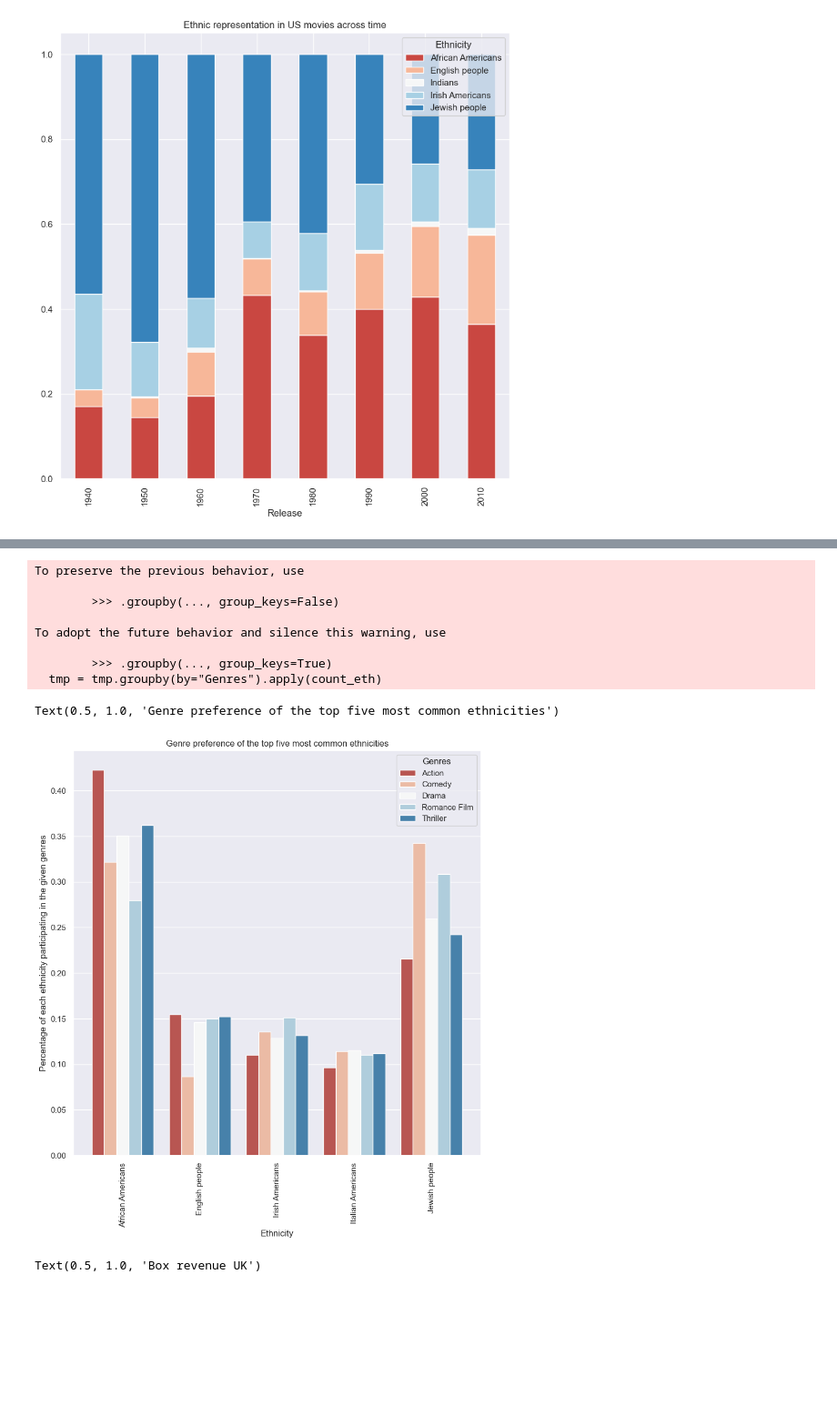
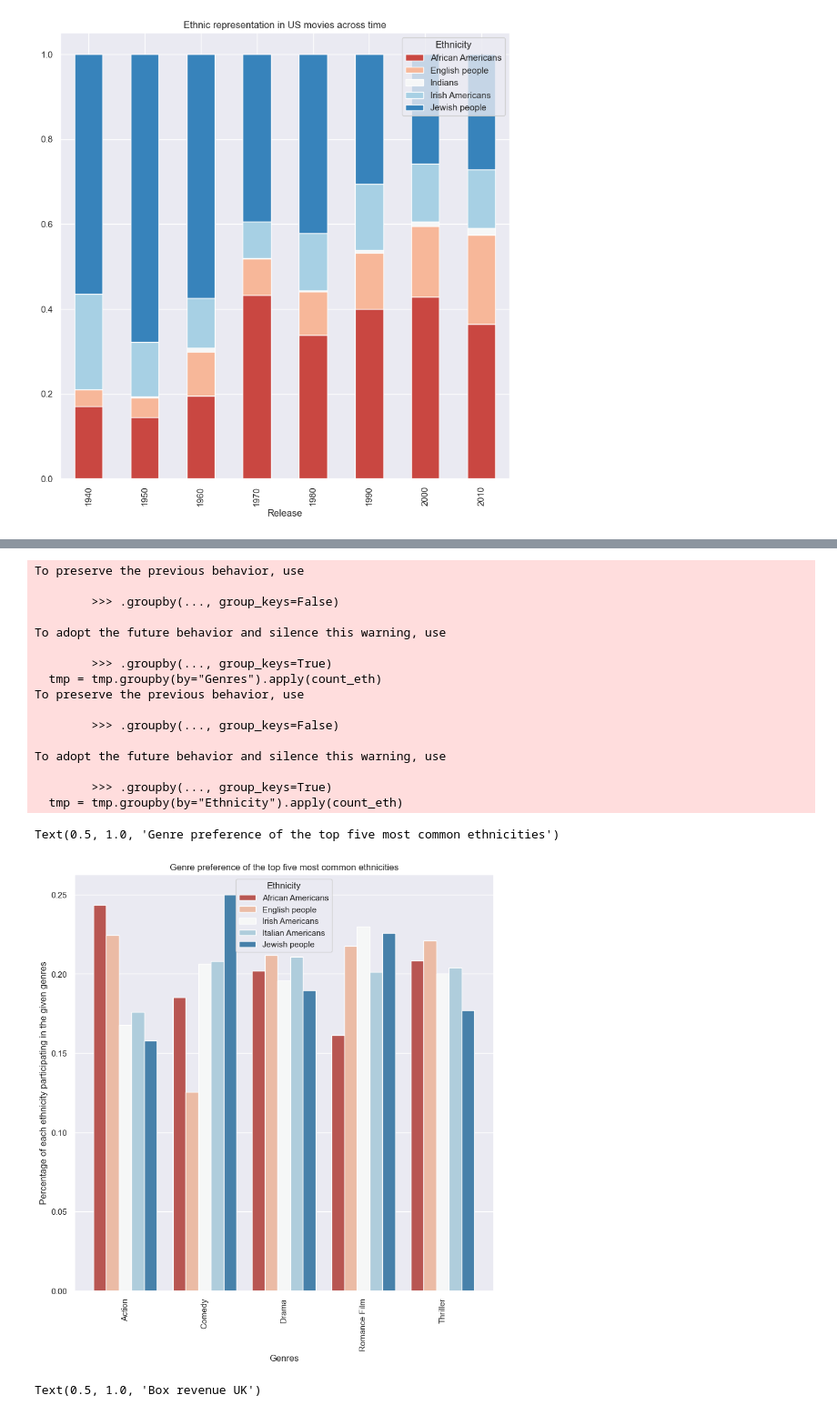
Before and after one commit to epfl-ada/ada-2022-project-rlab, a Jupyter notebook: Initial_Analysis_and_Ethnicity_Representation.ipynb, the cells around one changed output, grey strips where cells are left out. Shown at 91% size. Cells and saved outputs as stored; diff of their text form; code cells hidden in the pictures; blank space fills up the shorter version.

```diff
--- a/Initial_Analysis_and_Ethnicity_Representation.ipynb
+++ b/Initial_Analysis_and_Ethnicity_Representation.ipynb
@@ -779,32 +840,42 @@ Text(0.5, 1.0, 'Genre preference of the top five most common ethnicities')
 # %%
 # Generate plot of age of people of different ethnicities vs the date of release
 tmp = charac_group.reset_index().drop(columns="level_1").explode(column="Genres").dropna(subset=["Genres"])
 tmp = tmp[tmp["Age at movie release"]>0]
 tmp = tmp[tmp["Release"]>1940]
 tmp  = tmp[tmp["Countries"]=="United States of America"]
 
 
 tmp = tmp[tmp["Ethnicity"].isin(tmp["Ethnicity"].value_counts().nlargest(5).index)]
 tmp = tmp[tmp["Genres"].isin(tmp["Genres"].value_counts().nlargest(5).index)]
 #tmp = tmp.groupby(by=["Ethnicity", "Genres"]).count().groupby(by="Ethnicity").apply(lambda x: )
 tmp=tmp.groupby(by=["Genres", "Ethnicity"]).count().reset_index().rename(columns = {"Countries": "Count"})
 tmp = tmp.groupby(by="Genres").apply(count_eth)
-sns.barplot(data=tmp, x = "Ethnicity", y="Count", hue="Genres")
+tmp = tmp.groupby(by="Ethnicity").apply(count_eth)
+
+sns.barplot(data=tmp, x = "Genres", y="Count", hue="Ethnicity")
 plt.xticks(rotation=90)
 plt.locator_params(axis='x', nbins=20)
 plt.ylabel("Percentage of each ethnicity participating in the given genres")
 plt.title('Genre preference of the top five most common ethnicities')
 # %% [output]
 To preserve the previous behavior, use
 
         >>> .groupby(..., group_keys=False)
 
 To adopt the future behavior and silence this warning, use
 
         >>> .groupby(..., group_keys=True)
   tmp = tmp.groupby(by="Genres").apply(count_eth)
+To preserve the previous behavior, use
+
+        >>> .groupby(..., group_keys=False)
+
+To adopt the future behavior and silence this warning, use
+
+        >>> .groupby(..., group_keys=True)
+  tmp = tmp.groupby(by="Ethnicity").apply(count_eth)
 Text(0.5, 1.0, 'Genre preference of the top five most common ethnicities')
-[figure, old version]
+[figure, new version]
 # %%
 # Box revenue of genres vs release date for the US
 tmp = processed[processed["Countries"].isin(["United States of America", "United Kingdom"])].explode("Genres")
```
Also changed, not shown: parts of 9 cells of this notebook.
